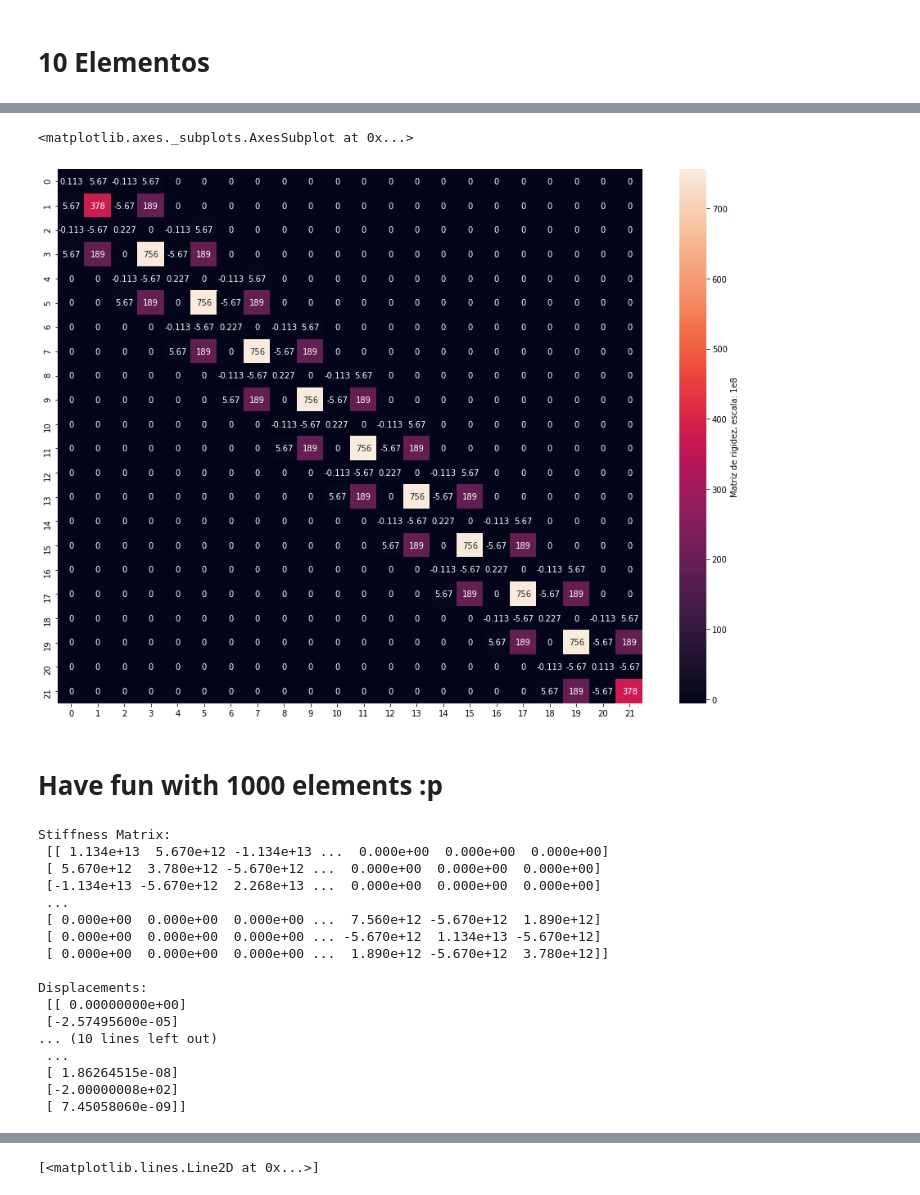
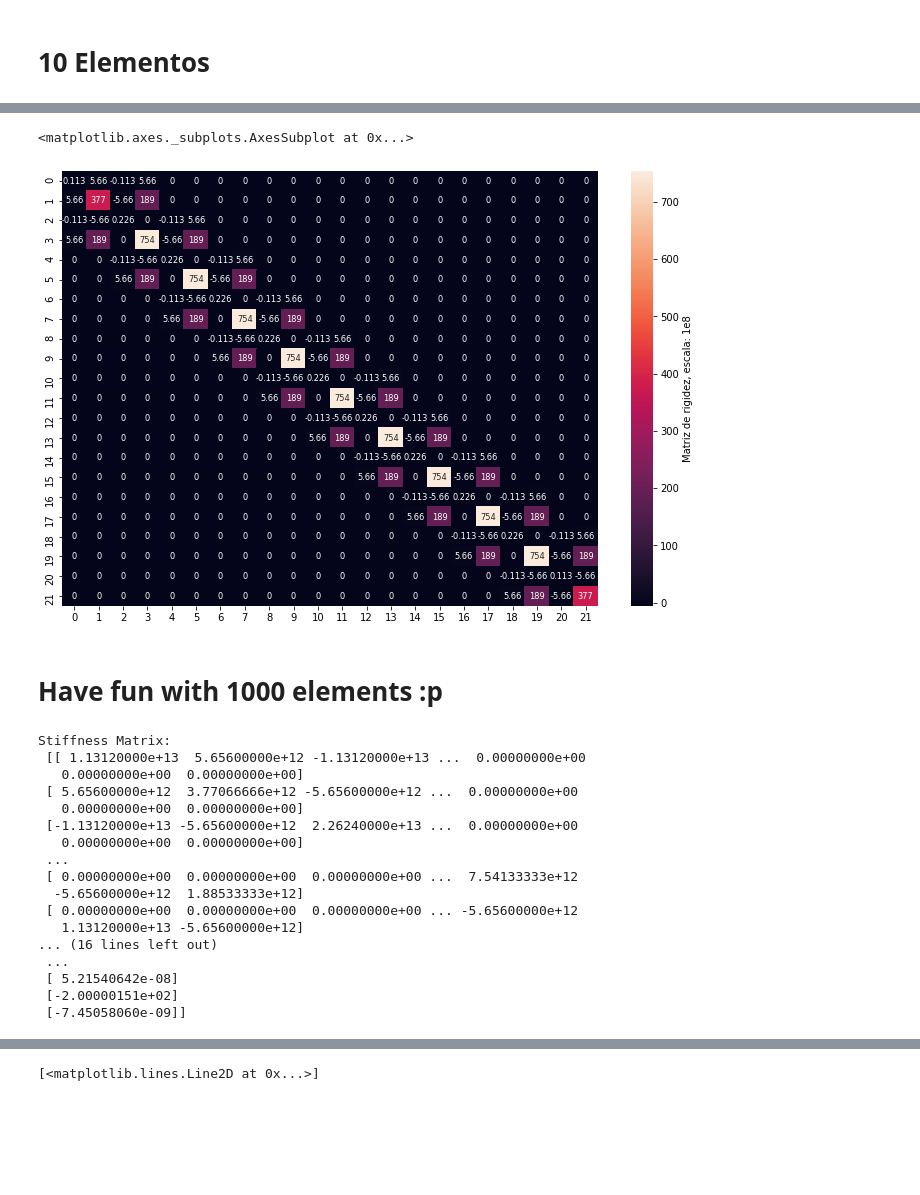
Before and after one commit to HeNeos/Reports-FIM-UNI, a Jupyter notebook: MC516-Cálculo por elementos finitos/PC 5/MC516_PC5.ipynb, the cells around one changed output, grey strips where cells are left out. Drawn from its saved outputs; the diff is of its cells as text; code cells hidden in the pictures; blank space fills up the shorter version.

```diff
--- a/MC516-Cálculo por elementos finitos/PC 5/MC516_PC5.ipynb
+++ b/MC516-Cálculo por elementos finitos/PC 5/MC516_PC5.ipynb
@@ -325,10 +354,10 @@ plt.plot(np.linspace(0,1000,10+1),_angle10,'-ro')
 # %%
-plt.figure(figsize=(16,12))
-sns.heatmap(np.around(StiffnessMatrix/1e8,3),fmt='.3g',annot=True,cbar_kws={'label':'Matriz de rigidez, escala: 1e8'})
+plt.figure(figsize=(12,8))
+sns.heatmap(np.around(StiffnessMatrix/1e8,3),fmt='.3g',annot=True,cbar_kws={'label':'Matriz de rigidez, escala: 1e8'},annot_kws={"fontsize":8.2})
 #plt.savefig(path+'stiffness.pdf')
 # %% [output]
 <matplotlib.axes._subplots.AxesSubplot at 0x...>
-[figure, old version]
+[figure, new version]
 # %% [markdown]
 # Have fun with 1000 elements :p
 # %%
@@ -339,11 +368,11 @@ NumberOfElement = 1000
 
 E = 3e5 #MPA
 K = []
-I = 315e4 #mm^4
+I = 314.222222e4 #mm^4
 M_A = 2e5 #N-mm
-PosNodes = np.arange(0,1000+1,1)
+PosNodes = np.linspace(0,1000,NumberOfElement+1)
 Elements = []
-for i in range(0,1000):
+for i in range(0,NumberOfElement):
     Elements.append((i,i+1))
 Elements = np.array(Elements)
 
@@ -366,11 +395,11 @@ Initialize(StiffnessMatrix,U,F)
 
 #Node in UBoundary = Node*2+(y=0,phi=1)
 UBoundaryCondition(U,0,2*0+0) #Nodo 0 en Y
-UBoundaryCondition(U,0,2*1000+0) #Nodo 100 en Y
+UBoundaryCondition(U,0,2*NumberOfElement+0) #Nodo 100 en Y
 
 #DFBC(F,w,element)
 #FBC(F,f,Node*2+(y=0,phi=1))
-FBoundaryCondition(F,M_A,2*700+1) #Momento en el nodo 70
+FBoundaryCondition(F,M_A,int(2*NumberOfElement*700/1000)+1) #Momento en el nodo 70
 
 
 U,F=Solve(StiffnessMatrix,U,F)
@@ -379,22 +408,22 @@ print("Displacements:\n",U,'\n')
 print("Forces:\n",F)
 # %% [output]
 Stiffness Matrix:
- [[ 1.134e+13  5.670e+12 -1.134e+13 ...  0.000e+00  0.000e+00  0.000e+00]
- [ 5.670e+12  3.780e+12 -5.670e+12 ...  0.000e+00  0.000e+00  0.000e+00]
- [-1.134e+13 -5.670e+12  2.268e+13 ...  0.000e+00  0.000e+00  0.000e+00]
+ [[ 1.13120000e+13  5.65600000e+12 -1.13120000e+13 ...  0.00000000e+00
+   0.00000000e+00  0.00000000e+00]
+ [ 5.65600000e+12  3.77066666e+12 -5.65600000e+12 ...  0.00000000e+00
+   0.00000000e+00  0.00000000e+00]
+ [-1.13120000e+13 -5.65600000e+12  2.26240000e+13 ...  0.00000000e+00
+   0.00000000e+00  0.00000000e+00]
  ...
- [ 0.000e+00  0.000e+00  0.000e+00 ...  7.560e+12 -5.670e+12  1.890e+12]
- [ 0.000e+00  0.000e+00  0.000e+00 ... -5.670e+12  1.134e+13 -5.670e+12]
- [ 0.000e+00  0.000e+00  0.000e+00 ...  1.890e+12 -5.670e+12  3.780e+12]]
-
-Displacements:
- [[ 0.00000000e+00]
- [-2.57495600e-05]
-... (10 lines left out)
+ [ 0.00000000e+00  0.00000000e+00  0.00000000e+00 ...  7.54133333e+12
+  -5.65600000e+12  1.88533333e+12]
+ [ 0.00000000e+00  0.00000000e+00  0.00000000e+00 ... -5.65600000e+12
+   1.13120000e+13 -5.65600000e+12]
+... (16 lines left out)
  ...
- [ 1.86264515e-08]
- [-2.00000008e+02]
- [ 7.45058060e-09]]
+ [ 5.21540642e-08]
+ [-2.00000151e+02]
+ [-7.45058060e-09]]
 # %%
 _ydisplacements = []
 for i in range(int(U.shape[0]/2)):
```
Also changed, not shown: parts of 17 cells of this notebook.
